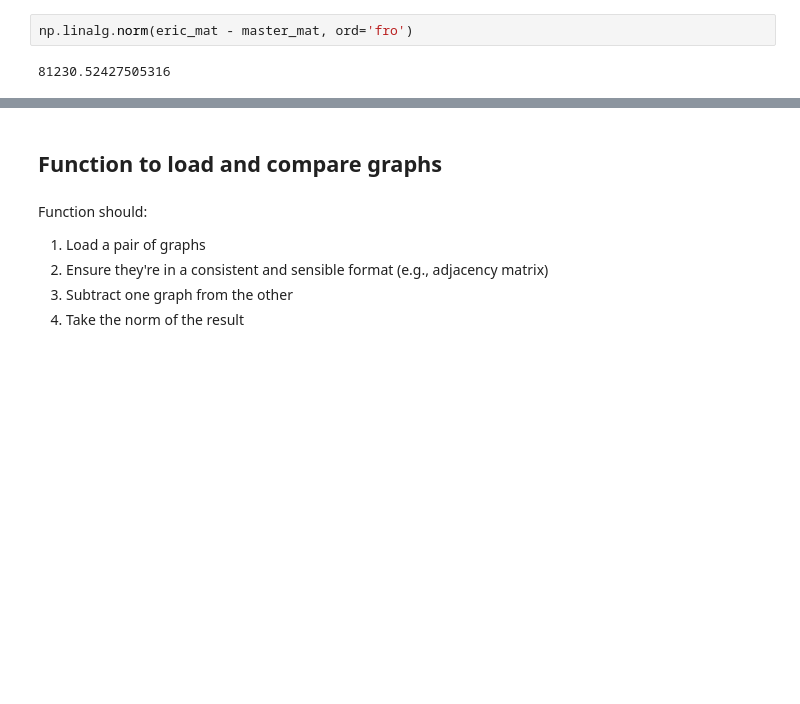
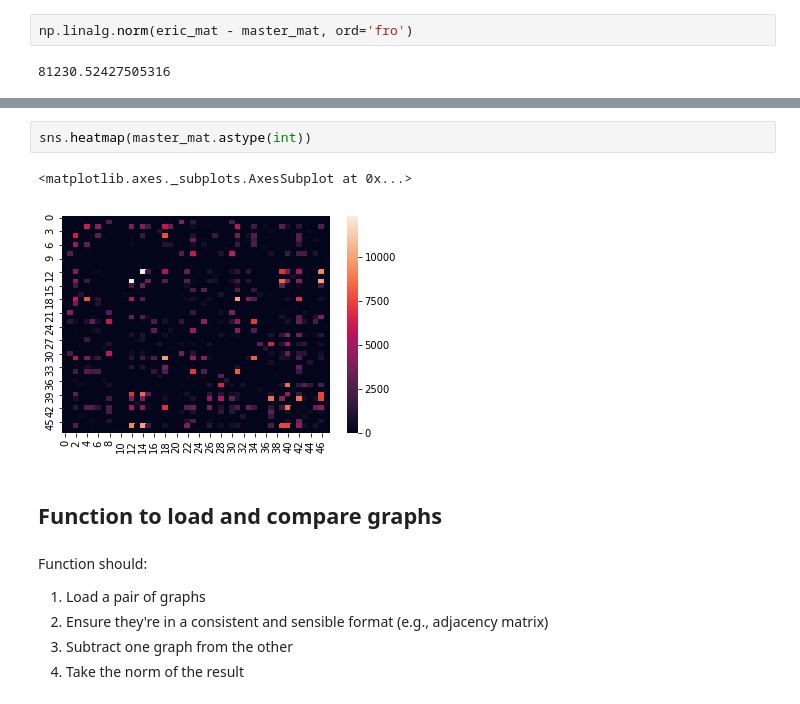
Before and after one commit to neurodata/aloftus, a Jupyter notebook: pr-diff.ipynb, the cells around one changed output, grey strips where cells are left out. Cells and saved outputs as stored; diff of their text form; blank space fills up the shorter version.

```diff
--- a/pr-diff.ipynb
+++ b/pr-diff.ipynb
@@ -171,3 +176,8 @@ np.linalg.norm(eric_mat - master_mat, ord='fro')
+# %%
+sns.heatmap(master_mat.astype(int))
+# %% [output]
+<matplotlib.axes._subplots.AxesSubplot at 0x...>
+[figure, added]
 # %% [markdown]
 ## Function to load and compare graphs
 # %% [markdown]
```
Also changed, not shown: parts of 2 cells of this notebook.
